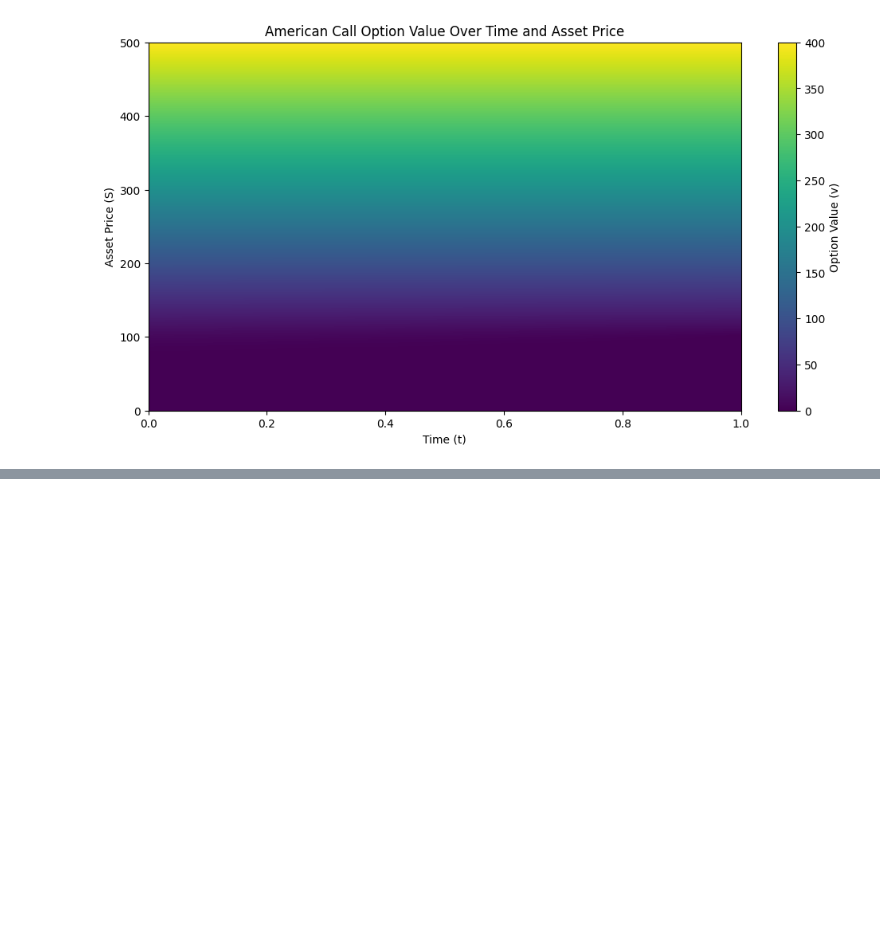
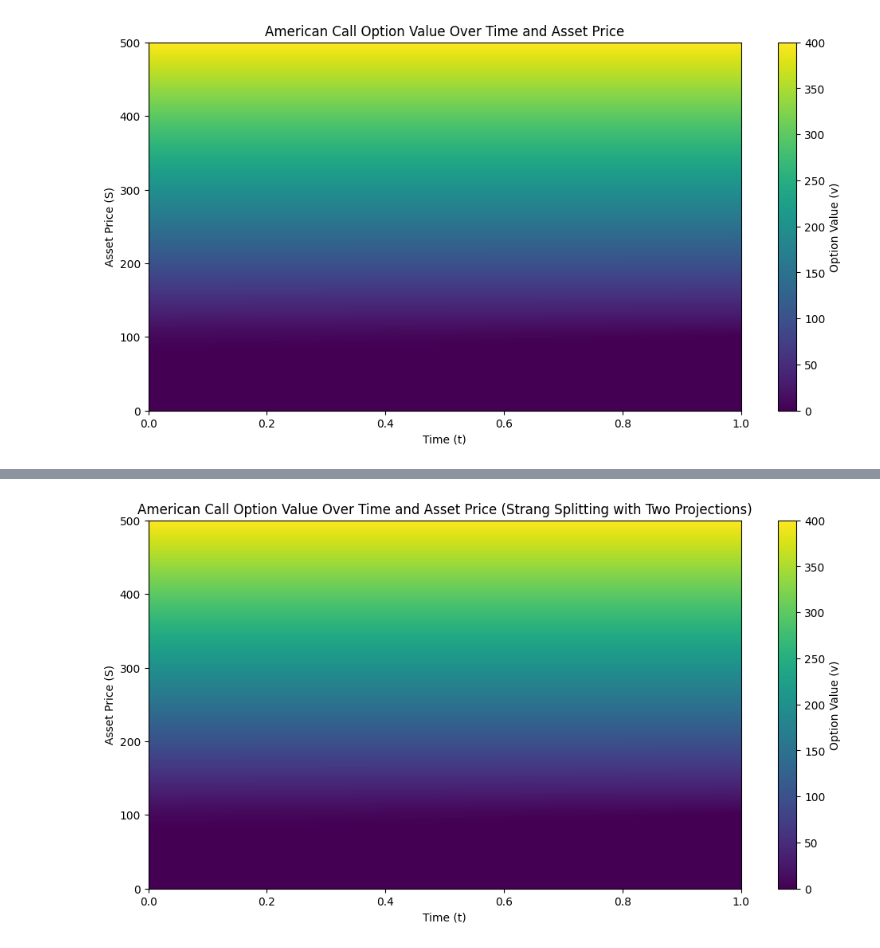
Before and after one commit to ttnhathuy313/option-pricing, a Jupyter notebook: main.ipynb, the cells around one changed output, grey strips where cells are left out. Cells and saved outputs as stored; diff of their text form; code cells hidden in the pictures; blank space fills up the shorter version.

```diff
--- a/main.ipynb
+++ b/main.ipynb
@@ -657,0 +658,87 @@ Mean Squared Error (MSE) between the two methods: 0.006196719806998084
+# %%
+import numpy as np
+import matplotlib.pyplot as plt
+
+# Parameters
+strike_price = 100  # Example strike price
+volatility = 0.2    # Volatility
+risk_free_rate = 0.05  # Risk-free interest rate
+dividend = 0.02     # Dividend yield
+n_timesteps = 1000  # Number of time steps
+alpha = 0.5         # Crank-Nicolson parameter for diffusion
+
+x_domain = np.linspace(0, 500, 500)  # Asset prices
+t_domain = np.linspace(0, 1, n_timesteps)  # Time from 0 to T
+time_interval = 1.0 / n_timesteps
+
+# Initial condition for v at T (payoff for an American call option)
+v_T = np.maximum(x_domain - strike_price, 0)
+lambda_T = np.zeros(len(x_domain))
+
+# Matrix A setup for the finite difference method
+A = np.zeros((len(x_domain), len(x_domain)))
+for i in range(len(x_domain)):
+    A[i, i] = - ((volatility * i)**2 + risk_free_rate)
+    if i > 0:
+        A[i, i - 1] = 0.5 * (((volatility * i)**2 - (risk_free_rate - dividend) * i))
+    if i < len(x_domain) - 1:
+        A[i, i + 1] = 0.5 * (((volatility * i)**2 + (risk_free_rate - dividend) * i))
+
+# Storage array for the option values at each time step
+v_matrix = np.zeros((len(t_domain), len(x_domain)))
+v_matrix[-1, :] = v_T  # Set the terminal condition at t = T
+
+# Backward time-stepping using Strang splitting with two projection steps
+for i in range(len(t_domain) - 2, -1, -1):
+    t = t_domain[i]
+
+    # Step 1: Half Diffusion Step (First Half)
+    A_prime_half = -2 / time_interval * np.eye(len(x_domain)) + alpha * A  # Adjusted for half-step
+    B_half = 2 / time_interval * np.eye(len(x_domain)) + (1 - alpha) * A
+    intermediate_half = np.linalg.solve(A_prime_half, -np.dot(B_half, v_T) + lambda_T)
+
+    # Step 2: First Projection Step (Enforce early-exercise constraint)
+    v_proj_1 = np.copy(intermediate_half)  # Start with the intermediate values as a base
+    for j in range(len(x_domain)):
+        # Calculate the payoff at this point (for an American call, payoff = max(x - strike_price, 0))
+        payoff = max(x_domain[j] - strike_price, 0)
+        # Enforce the constraint: v >= payoff
+        if v_proj_1[j] + time_interval * lambda_T[j] < payoff:
+            v_proj_1[j] = payoff
+            lambda_T[j] = max(lambda_T[j] + (1 / time_interval) * (intermediate_half[j] - v_proj_1[j]), 0)
+        else:
+            v_proj_1[j] = v_proj_1[j] + time_interval * lambda_T[j]
+            lambda_T[j] = 0
+
+    # Step 3: Full Diffusion Step (Solve for intermediate value)
+    v_full = np.linalg.solve(A_prime_half, -np.dot(B_half, v_proj_1) + lambda_T)
+
+    # Step 4: Second Projection Step (Enforce early-exercise constraint again)
+    v_proj_2 = np.copy(v_full)  # Start with the full solution
+    for j in range(len(x_domain)):
+        # Calculate the payoff at this point (for an American call, payoff = max(x - strike_price, 0))
+        payoff = max(x_domain[j] - strike_price, 0)
+        # Enforce the constraint: v >= payoff
+        if v_proj_2[j] + time_interval * lambda_T[j] < payoff:
+            v_proj_2[j] = payoff
+            lambda_T[j] = max(lambda_T[j] + (1 / time_interval) * (v_full[j] - v_proj_2[j]), 0)
+        else:
+            v_proj_2[j] = v_proj_2[j] + time_interval * lambda_T[j]
+            lambda_T[j] = 0
+
+    # Step 5: Second Half Diffusion Step
+    v_T = v_proj_2
+
+    # Store the new v_T in the matrix for plotting
+    v_matrix[i, :] = v_T
+
+# Plotting the heatmap
+plt.figure(figsize=(12, 6))
+plt.imshow(v_matrix.T, extent=[0, 1, 0, 500], aspect='auto', origin='lower', cmap='viridis')
+plt.colorbar(label="Option Value (v)")
+plt.xlabel("Time (t)")
+plt.ylabel("Asset Price (S)")
+plt.title("American Call Option Value Over Time and Asset Price (Strang Splitting with Two Projections)")
+plt.show()
+# %% [output]
+[figure, added]
```
Also changed, not shown: parts of 8 cells of this notebook.
